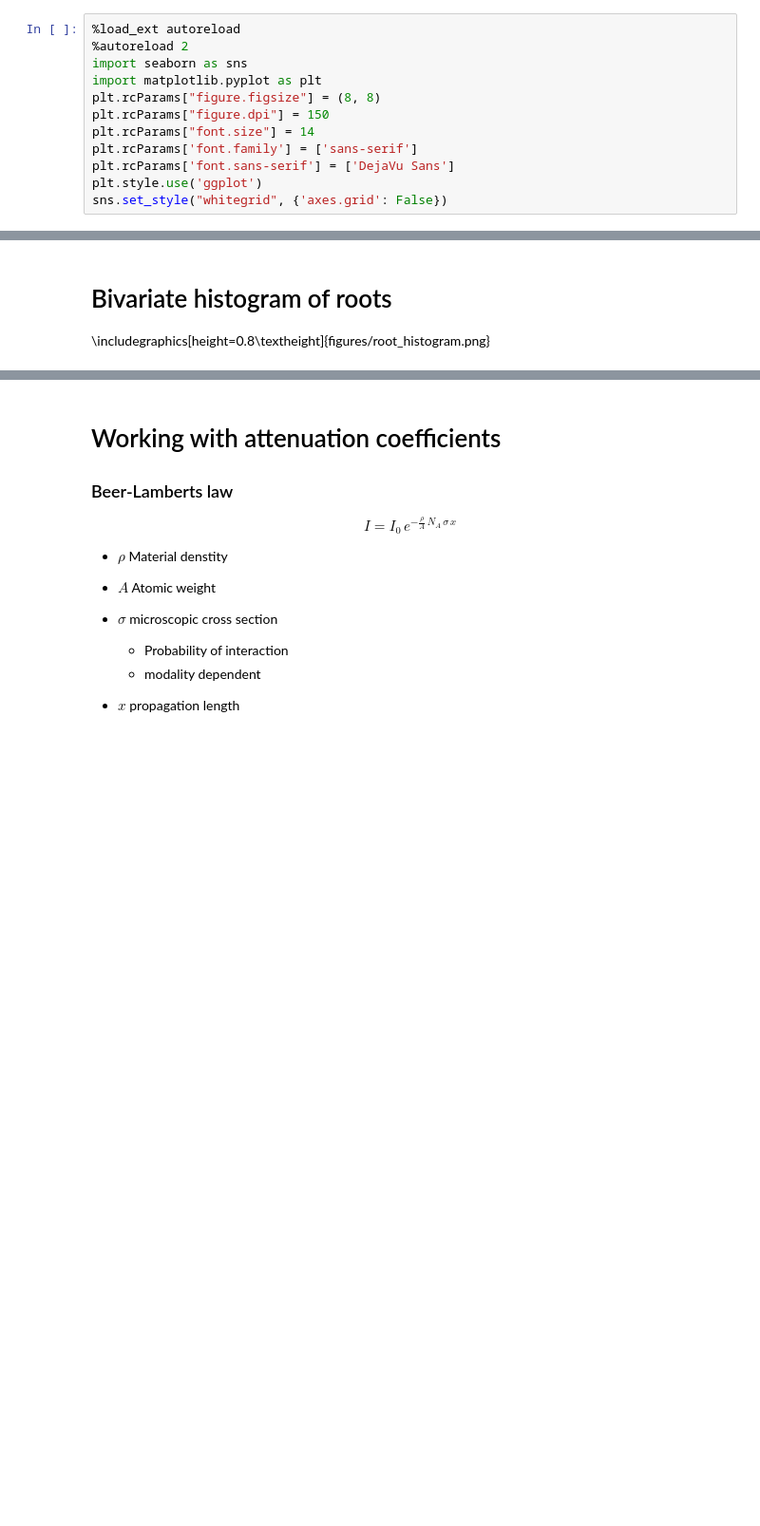
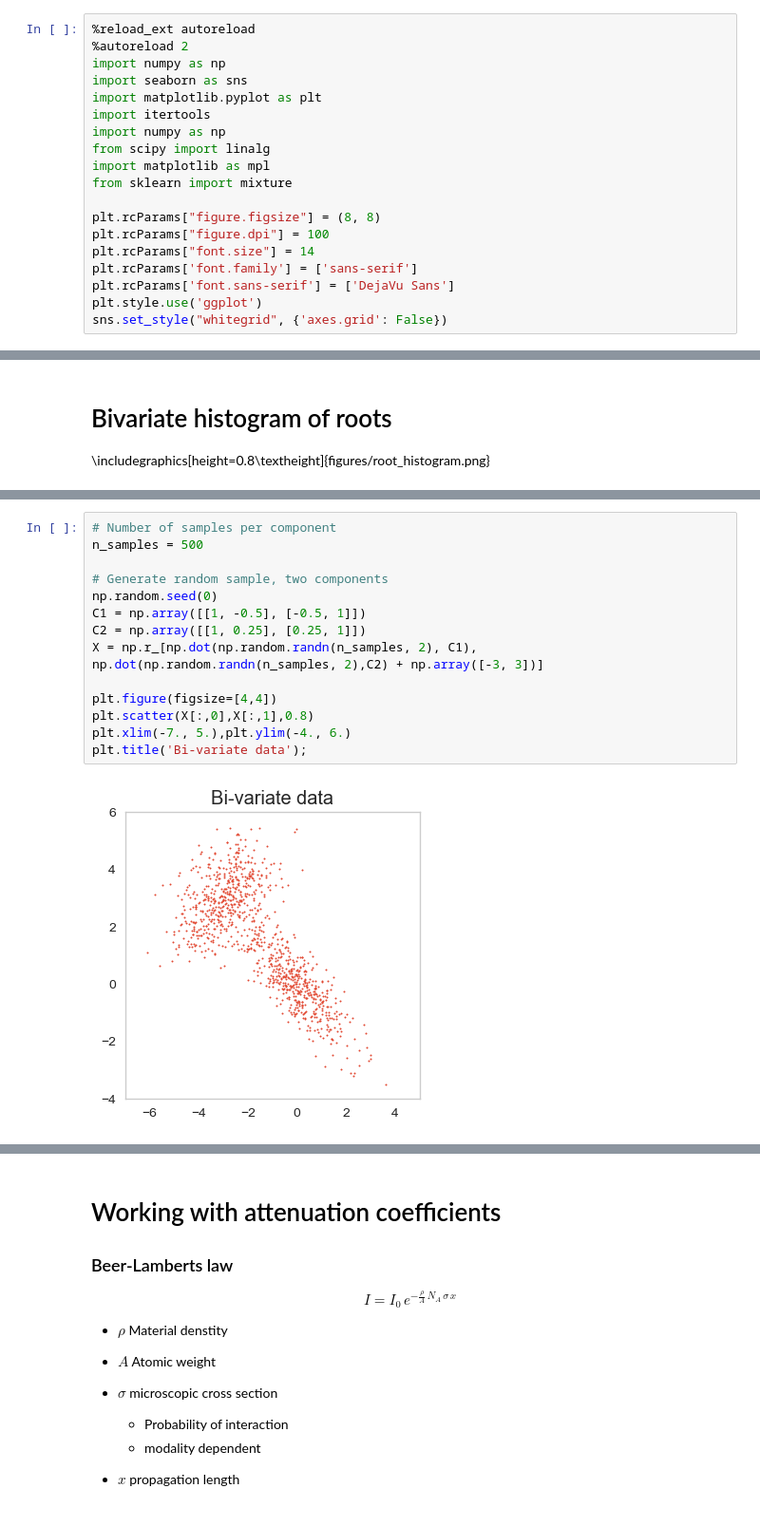
Before and after one commit to kmader/Quantitative-Big-Imaging-2019, a Jupyter notebook: Lectures/11-BimodalExperiments.ipynb, the cells around one changed output, grey strips where cells are left out. Shown at 95% size. Saved outputs shown, nothing was run; the diff lists cells and outputs as text; blank space fills up the shorter version.

```diff
--- a/Lectures/11-BimodalExperiments.ipynb
+++ b/Lectures/11-BimodalExperiments.ipynb
@@ -7,12 +7,19 @@
 
 #### Anders Kaestner
 # %%
-%load_ext autoreload
+%reload_ext autoreload
 %autoreload 2
+import numpy as np
 import seaborn as sns
 import matplotlib.pyplot as plt
+import itertools
+import numpy as np
+from scipy import linalg
+import matplotlib as mpl
+from sklearn import mixture
+
 plt.rcParams["figure.figsize"] = (8, 8)
-plt.rcParams["figure.dpi"] = 150
+plt.rcParams["figure.dpi"] = 100
 plt.rcParams["font.size"] = 14
 plt.rcParams['font.family'] = ['sans-serif']
 plt.rcParams['font.sans-serif'] = ['DejaVu Sans']
@@ -372,0 +396,16 @@ $$p(\theta)=\sum_{1}^{N} \phi\,\mathcal{N}(\mathbf{\mu}_i,\Sigma_i)
+# %%
+# Number of samples per component
+n_samples = 500
+
+# Generate random sample, two components
+np.random.seed(0)
+C1 = np.array([[1, -0.5], [-0.5, 1]])
+C2 = np.array([[1, 0.25], [0.25, 1]])
+X = np.r_[np.dot(np.random.randn(n_samples, 2), C1), np.dot(np.random.randn(n_samples, 2),C2) + np.array([-3, 3])]
+
+plt.figure(figsize=[4,4])
+plt.scatter(X[:,0],X[:,1],0.8)
+plt.xlim(-7., 5.),plt.ylim(-4., 6.)
+plt.title('Bi-variate data');
+# %% [output]
+[figure, added]
```
Also changed, not shown: parts of 29 cells of this notebook, 14 other files.
